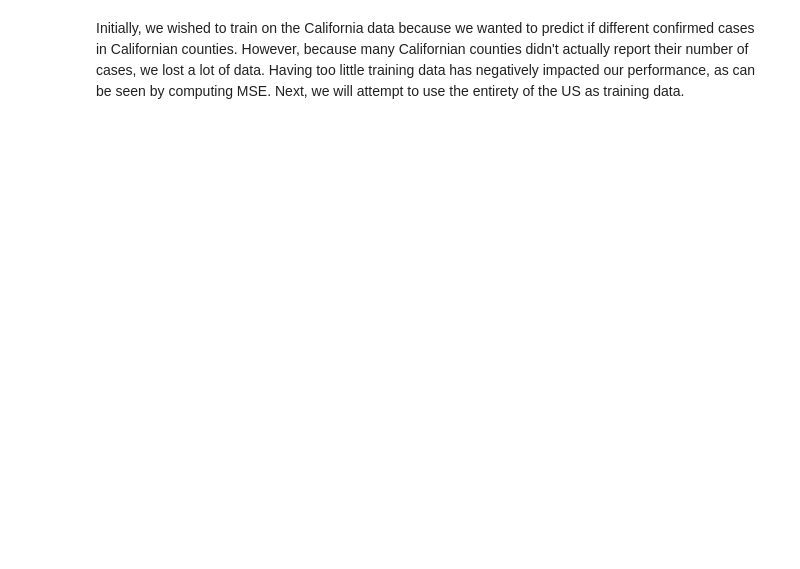
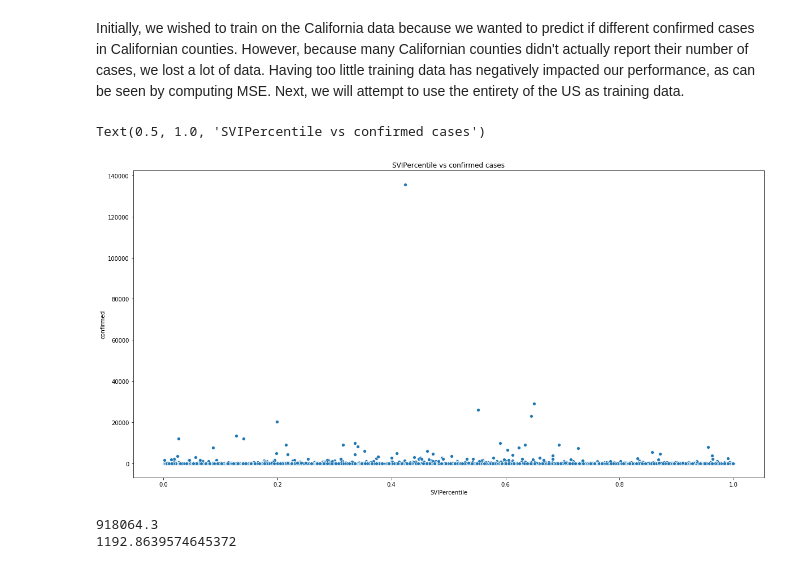
Before and after one commit to franailin/data100proj, a Jupyter notebook: covid19/Untitled.ipynb, the cells around one changed output. Cells and saved outputs as stored; diff of their text form; code cells hidden in the pictures; blank space fills up the shorter version.

```diff
--- a/covid19/Untitled.ipynb
+++ b/covid19/Untitled.ipynb
@@ -85,10 +114,15 @@ Initially, we wished to train on the California data because we wanted to predic
 # %%
 #This follows the same process as the first few cells. We only take the features we want and rename the date column to something more meaningful.
 clean_counties = counties[["countyFIPS", 'PopulationEstimate2018', "PopulationDensityperSqMile2010", "MedicareEnrollment,AgedTot2017", "SVIPercentile"]]
+clean_counties = clean_counties[clean_counties["SVIPercentile"] > 0]
+clean_counties = clean_counties[clean_counties["PopulationEstimate2018"] > 0]
+clean_counties = clean_counties[clean_counties["MedicareEnrollment,AgedTot2017"] > 0]
+
 clean_deaths = deaths[["FIPS", "4/18/20"]]
 clean_deaths.columns = ["FIPS", "deaths"]
 clean_confirm = confirmed[["FIPS", "4/18/20"]]
 clean_confirm.columns = ["FIPS", "confirmed"]
+
 #Hardcoding the removal of two 0-data rows, labeled City 1 and City 2
 clean_counties = clean_counties[clean_counties["countyFIPS"] != 'City1']
 clean_counties = clean_counties[clean_counties["countyFIPS"] != 'City2']
@@ -103,3 +137,28 @@ clean_counties = clean_counties[clean_counties["confirmed"] >= 0]
 clean_counties = clean_counties.drop(["FIPSFIPS", "FIPScountyFIPS"], axis = 1)
 #We're going to do a remove rows where deaths and confirmed are 0, because they haven't been infected so are not good indicators.
 clean_counties = clean_counties[clean_counties["deaths"] + clean_counties["confirmed"] != 0]
+# %%
+fig, ax = plt.subplots(figsize = (20, 10))
+sns.scatterplot(clean_counties["SVIPercentile"], clean_counties["confirmed"])
+plt.title("SVIPercentile vs confirmed cases")
+# %% [output]
+Text(0.5, 1.0, 'SVIPercentile vs confirmed cases')
+[figure, added]
+# %%
+#We conduct Train Test Split here, train data is 0.8 of our original and test data is 0.2
+tr2, te2 = train_test_split(clean_counties, test_size=0.2)
+x_tr2 = tr2.drop(['countyFIPS', 'deaths', 'confirmed'], axis = 1)
+y_tr2 = tr2["confirmed"]
+x_te2 = te2.drop(['countyFIPS', 'deaths', 'confirmed'], axis = 1)
+y_te2 = te2["confirmed"]
+
+#Using Logistic Regression, we predict the number of confirmed cases
+model2 = LogisticRegression()
+model2.fit(x_tr2, y_tr2)
+
+y_pred2 = model2.predict(x_te)
+print(computeMSE(y_te, y_pred2))
+print(cross_validate_rmse(model2, x_tr2, y_tr2, 5))
+# %% [output]
+918064.3
+1192.8639574645372
```
Also changed, not shown: parts of 4 cells of this notebook.
